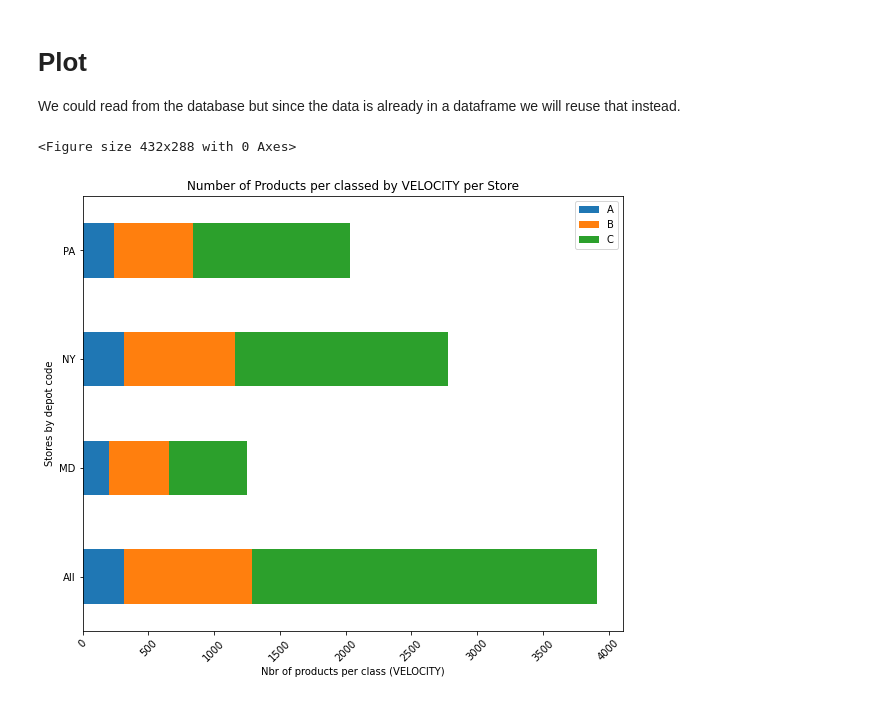
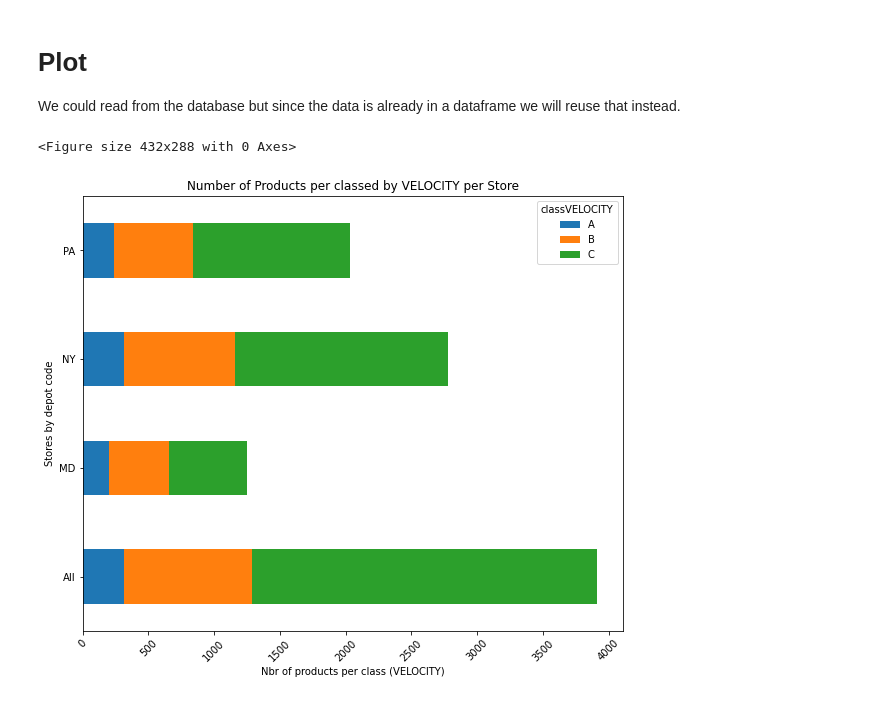
Before and after one commit to erikrowens/Portfolio, a Jupyter notebook: ABC/ABC_Classification.ipynb, the cells around one changed output. Saved outputs shown, nothing was run; the diff lists cells and outputs as text; code cells hidden in the pictures.

Commit message:
Changed the way I modify the aggregated DFs for plotting (using .pivot() method instead of custom method)

```diff
--- a/ABC/ABC_Classification.ipynb
+++ b/ABC/ABC_Classification.ipynb
@@ -298,30 +252,29 @@ We could read from the database but since the data is already in a dataframe we
 # %%
 #@title Classed by Velocity
 grouped_multiple = allDepotsDF.groupby(['DEPOT', 'classVELOCITY']).agg({'classVELOCITY': ['count']})
-grouped_multiple.columns = ['nbrClassVelocity']
+grouped_multiple.columns = ['nbrClassVELOCITY']
 grouped_multiple = grouped_multiple.reset_index()
 
-
-#Transerform our aggregated DF into a grid of (row=conservation_status, column=category)
-#for use by pd.plot()
-gridDF = gridDFBuilder(grouped_multiple, 'DEPOT',  'classVELOCITY', 'nbrClassVelocity')
+#Pivot our aggregated DF
+gridDF = grouped_multiple.pivot(index='DEPOT',  columns='classVELOCITY', values='nbrClassVELOCITY').reset_index()
 
 fig, ax = plt.subplots()
 plt.clf()
 ax = gridDF.plot(kind='barh', figsize=(10,8), stacked=True)
+ax.set_yticklabels(gridDF.DEPOT)
 plt.xticks(rotation=45)
 plt.xlabel("Nbr of products per class (VELOCITY)")
 plt.ylabel("Stores by depot code")
 plt.title("Number of Products per classed by VELOCITY per Store")
 
 plt.gcf().subplots_adjust(left=0.15)
 
 fig = plt.gcf()
 plt.draw()
 plt.show()
 # %% [output]
 <Figure size 432x288 with 0 Axes>
-[figure, old version]
+[figure, new version]
 # %%
 #@title Classed by Volume
 grouped_multiple = allDepotsDF.groupby(['DEPOT', 'classVOLUME']).agg({'classVOLUME': ['count']})
```
Also changed, not shown: parts of 3 cells of this notebook.
